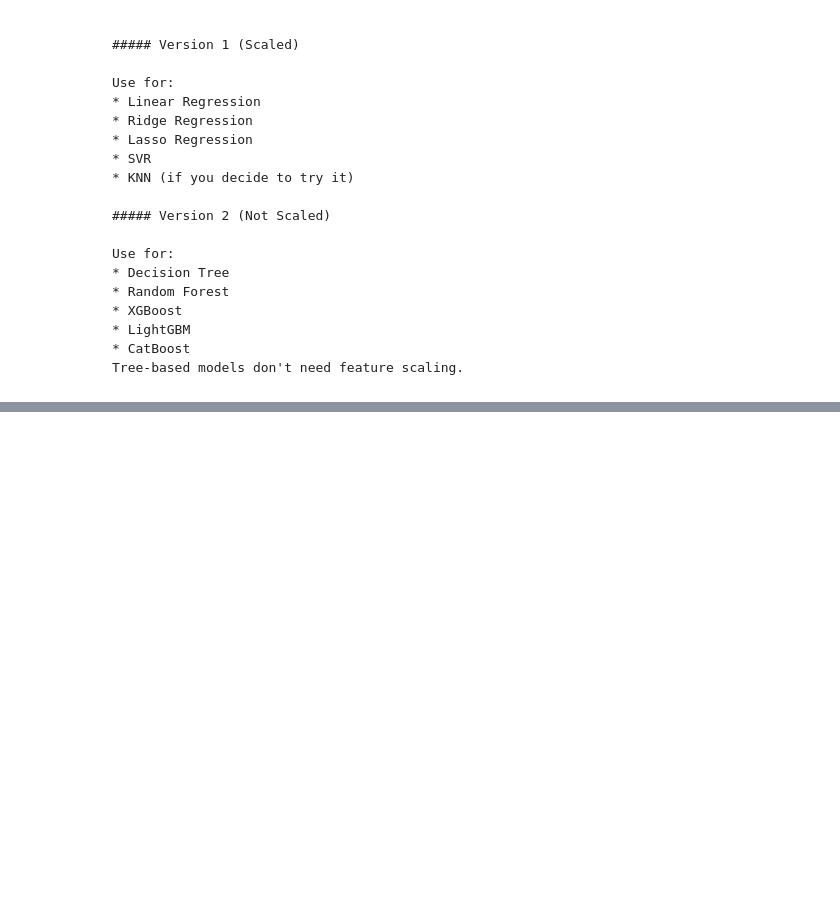
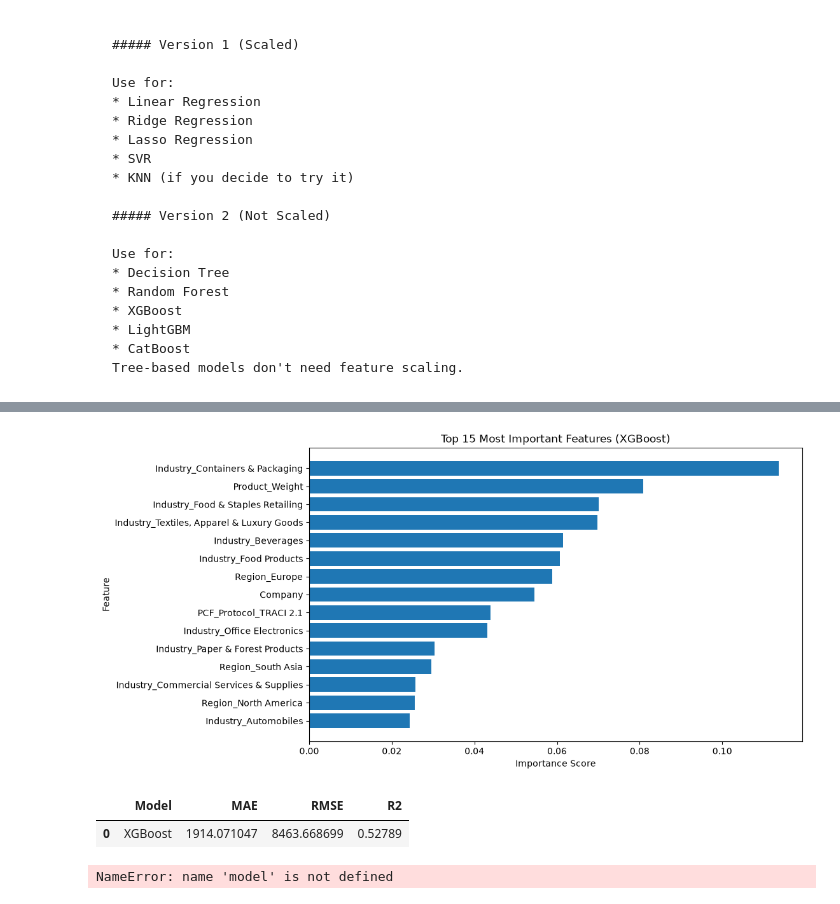
Before and after one commit to fatemajannat9/hi, a Jupyter notebook: pre-eng (1) (1).ipynb, the cells around one changed output, grey strips where cells are left out. Saved outputs shown, nothing was run; the diff lists cells and outputs as text; code cells hidden in the pictures; blank space fills up the shorter version.

```diff
--- a/pre-eng (1) (1).ipynb
+++ b/pre-eng (1) (1).ipynb
@@ -904,0 +961,5 @@ Tree-based models don't need feature scaling.
+# %%
+import numpy as np
+
+y_train_log = np.log1p(y_train)
+y_test_log = np.log1p(y_test)
@@ -904,0 +1324,3 @@ Tree-based models don't need feature scaling.
+# %%
+# Train the model using the log-transformed target
+xgb_model.fit(X_train, y_train_log)
@@ -904,0 +1369,15 @@ Tree-based models don't need feature scaling.
+# %%
+# Create Feature Importance DataFrame
+import pandas as pd
+
+feature_importance = pd.DataFrame({
+    "Feature": X_train.columns,
+    "Importance": xgb_model.feature_importances_
+})
+
+feature_importance = feature_importance.sort_values(
+    by="Importance",
+    ascending=False
+)
+
+feature_importance.head(15)
@@ -904,0 +1401,43 @@ Tree-based models don't need feature scaling.
+# %%
+import matplotlib.pyplot as plt
+
+top_features = feature_importance.head(15)
+
+plt.figure(figsize=(10,6))
+
+plt.barh(
+    top_features["Feature"],
+    top_features["Importance"]
+)
+
+plt.xlabel("Importance Score")
+plt.ylabel("Feature")
+plt.title("Top 15 Most Important Features (XGBoost)")
+
+plt.gca().invert_yaxis()
+
+plt.show()
+# %% [output]
+[figure, added]
+# %%
+xgb_results = pd.DataFrame({
+    "Model": ["XGBoost"],
+    "MAE": [mae],
+    "RMSE": [rmse],
+    "R2": [r2]
+})
+
+xgb_results
+# %% [output]
+|  | Model | MAE | RMSE | R2 |
+| 0 | XGBoost | 1914.071047 | 8463.668699 | 0.52789 |
+# %%
+model.fit(X_train, y_train_log)
+
+y_pred_log = model.predict(X_test)
+
+y_pred = np.expm1(y_pred_log)
+
+r2_score(y_test, y_pred)
+# %% [output]
+NameError: name 'model' is not defined
```
Also changed, not shown: parts of 17 cells of this notebook.
